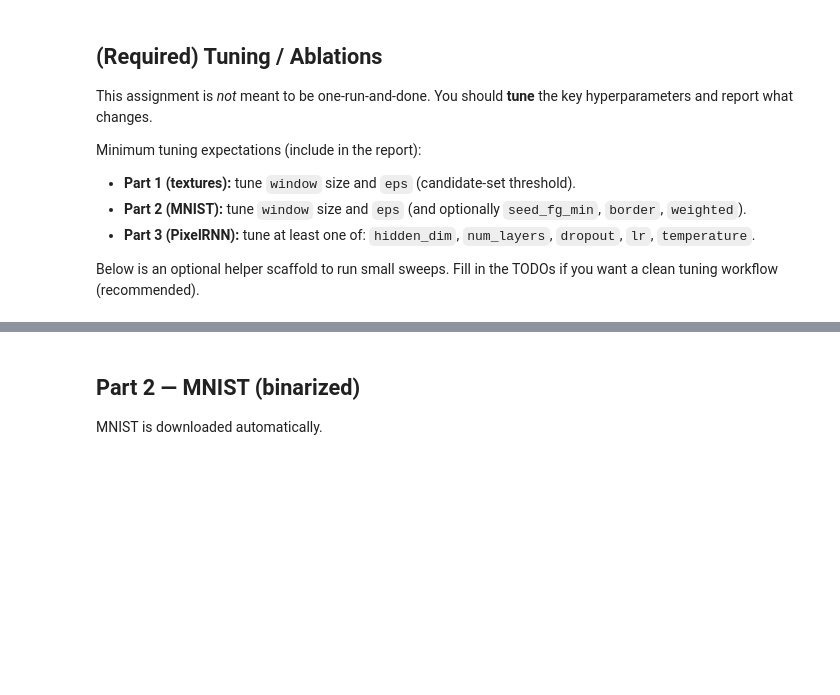
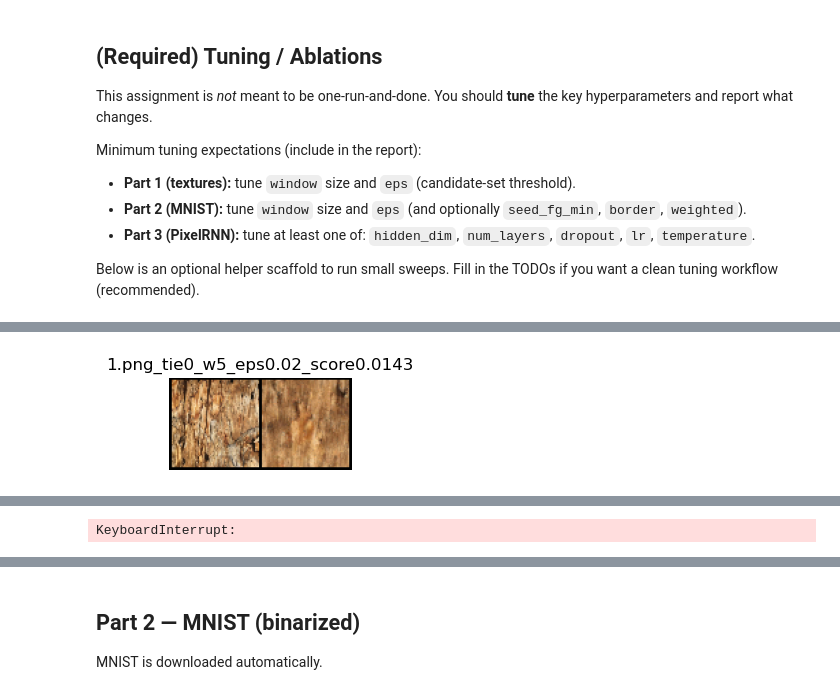
Before and after one commit to angelajmzhou/eec-289, a Jupyter notebook: HW2/Codes.ipynb, the cells around one changed output, grey strips where cells are left out. Drawn from its saved outputs; the diff is of its cells as text; code cells hidden in the pictures; blank space fills up the shorter version.

```diff
--- a/HW2/Codes.ipynb
+++ b/HW2/Codes.ipynb
@@ -544,3 +546,77 @@ def tune_efros_grid(
     results.sort(key=lambda x: x["score"])
     best_cfg = results[0]
     return best_cfg, results
+# %%
+import json
+import os
+import torch
+import matplotlib.pyplot as plt
+
+window_list = [5, 9, 11, 13, 17]
+eps_list = [0.01, 0.02, 0.03, 0.05, 0.1, 0.2]
+OUT_H, OUT_W = 64, 64
+RESIZE_SRC = 192
+MAX_PATCHES = 50000
+TRIALS = 10
+
+synth_settings = {
+    "neighborhood": 8,
+    "verbose": False,
+}
+
+os.makedirs("texture_gen", exist_ok=True)
+os.makedirs("texture_results_data", exist_ok=True)
+
+for path in texture_files[:3]:
+    src = load_texture_as_tensor(path, resize=RESIZE_SRC).to(device)
+    filename = path.name
+
+    def my_builder(window):
+        return extract_patches_from_image(src, window=window, max_patches=MAX_PATCHES, device=device)
+
+    best_cfg, all_results = tune_efros_grid(
+        patch_pool_builder=my_builder,
+        window_list=window_list,
+        eps_list=eps_list,
+        out_h=OUT_H,
+        out_w=OUT_W,
+        trials=TRIALS,
+        synth_kwargs=synth_settings
+    )
+
+    image_metadata = {
+        "filename": filename,
+        "best_config": best_cfg,
+        "all_results": all_results
+    }
+
+    json_path = f"texture_results_data/{filename}_results.json"
+    with open(json_path, "w") as f:
+        json.dump(image_metadata, f, indent=4)
+
+    min_score = best_cfg['score']
+    best_candidates = [res for res in all_results if res['score'] == min_score]
+
+    for idx, cfg in enumerate(best_candidates):
+        w_val, e_val = cfg['window'], cfg['eps']
+        patches_tie = my_builder(w_val)
+
+        out_tie, _ = efros_leung_synthesize_from_patch_pool(
+            patches=patches_tie,
+            out_h=OUT_H,
+            out_w=OUT_W,
+            eps=e_val,
+            return_stats=True,
+            **synth_settings
+        )
+
+        title_str = f"{filename}_tie{idx}_w{w_val}_eps{e_val}_score{min_score:.4f}"
+        show_grid(
+            [src.cpu(), out_tie],
+            nrow=2,
+            resize_to=(OUT_H, OUT_W),
+            folder="texture_gen",
+            title=title_str
+        )
+        plt.show()
+# %% [output]
@@ -546,0 +640 @@ def tune_efros_grid(
+[figure, added]
@@ -547,3 +660,4 @@ def tune_efros_grid(
+KeyboardInterrupt:
 # %%
 import json
 import os
```
Also changed, not shown: parts of 8 cells of this notebook.
